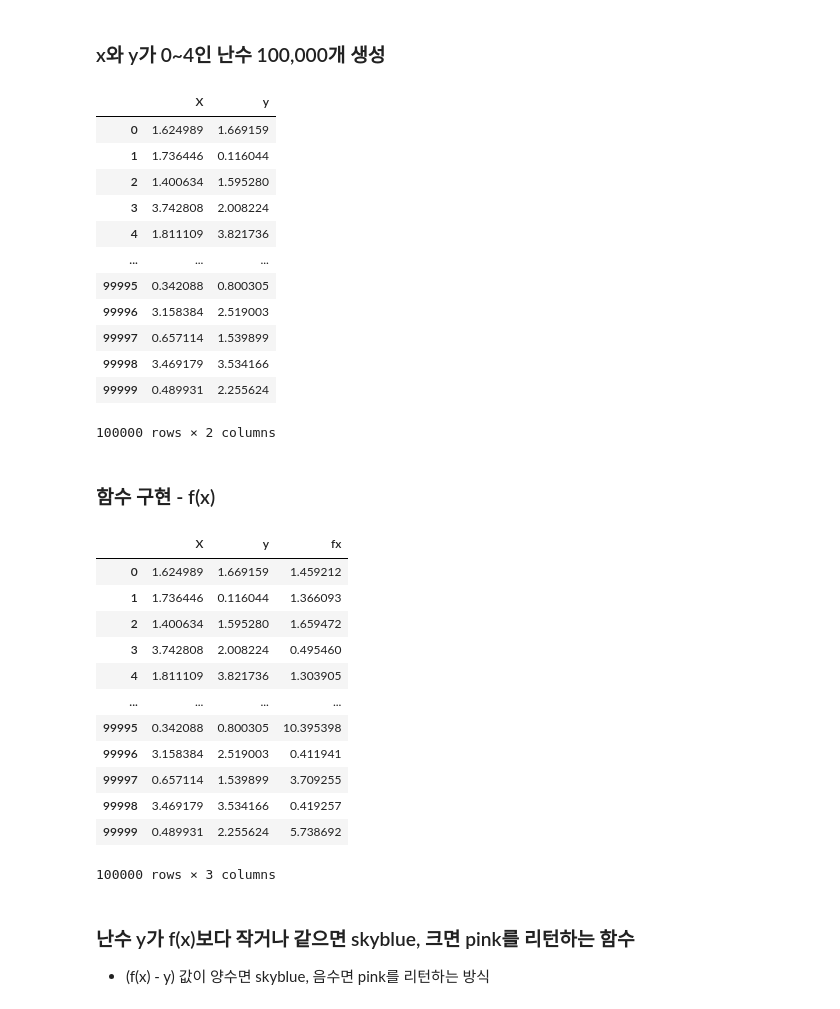
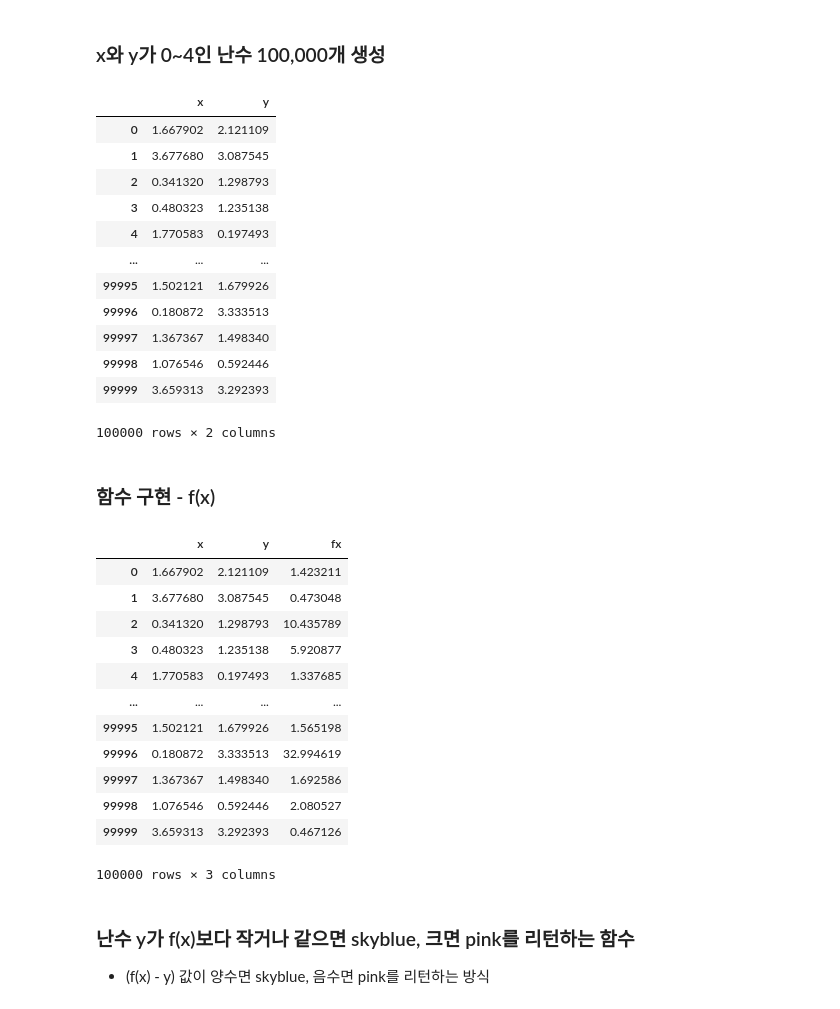
Before and after one commit to yongchoooon/TIL, a Jupyter notebook: Simulation/Monte_Carlo/montecarlo.ipynb, the cells around one changed output. Cells and saved outputs as stored; diff of their text form; code cells hidden in the pictures.

```diff
--- a/Simulation/Monte_Carlo/montecarlo.ipynb
+++ b/Simulation/Monte_Carlo/montecarlo.ipynb
@@ -27,21 +25,21 @@ from collections import Counter
 # %% [markdown]
 ### x와 y가 0~4인 난수 100,000개 생성
 # %%
-df = pd.DataFrame(np.random.rand(100000, 2)*4, columns=['X', 'y'])
+df = pd.DataFrame(np.random.rand(100000, 2)*4, columns=['x', 'y'])
 df
 # %% [output]
-|  | X | y |
-| 0 | 1.624989 | 1.669159 |
-| 1 | 1.736446 | 0.116044 |
-| 2 | 1.400634 | 1.595280 |
-| 3 | 3.742808 | 2.008224 |
-| 4 | 1.811109 | 3.821736 |
+|  | x | y |
+| 0 | 1.667902 | 2.121109 |
+| 1 | 3.677680 | 3.087545 |
+| 2 | 0.341320 | 1.298793 |
+| 3 | 0.480323 | 1.235138 |
+| 4 | 1.770583 | 0.197493 |
 | ... | ... | ... |
-| 99995 | 0.342088 | 0.800305 |
-| 99996 | 3.158384 | 2.519003 |
-| 99997 | 0.657114 | 1.539899 |
-| 99998 | 3.469179 | 3.534166 |
-| 99999 | 0.489931 | 2.255624 |
+| 99995 | 1.502121 | 1.679926 |
+| 99996 | 0.180872 | 3.333513 |
+| 99997 | 1.367367 | 1.498340 |
+| 99998 | 1.076546 | 0.592446 |
+| 99999 | 3.659313 | 3.292393 |
 100000 rows × 2 columns
 # %% [markdown]
 ### 함수 구현 - f(x)
@@ -52,21 +50,21 @@ def function_yd(x):
   frac = 1/x**2
   return arcsch + half_sin_squared + frac
 # %%
-df['fx'] = df['X'].map(function_yd)
+df['fx'] = df['x'].map(function_yd)
 df
 # %% [output]
-|  | X | y | fx |
-| 0 | 1.624989 | 1.669159 | 1.459212 |
-| 1 | 1.736446 | 0.116044 | 1.366093 |
-| 2 | 1.400634 | 1.595280 | 1.659472 |
-| 3 | 3.742808 | 2.008224 | 0.495460 |
-| 4 | 1.811109 | 3.821736 | 1.303905 |
+|  | x | y | fx |
+| 0 | 1.667902 | 2.121109 | 1.423211 |
+| 1 | 3.677680 | 3.087545 | 0.473048 |
+| 2 | 0.341320 | 1.298793 | 10.435789 |
+| 3 | 0.480323 | 1.235138 | 5.920877 |
+| 4 | 1.770583 | 0.197493 | 1.337685 |
 | ... | ... | ... | ... |
-| 99995 | 0.342088 | 0.800305 | 10.395398 |
-| 99996 | 3.158384 | 2.519003 | 0.411941 |
-| 99997 | 0.657114 | 1.539899 | 3.709255 |
-| 99998 | 3.469179 | 3.534166 | 0.419257 |
-| 99999 | 0.489931 | 2.255624 | 5.738692 |
+| 99995 | 1.502121 | 1.679926 | 1.565198 |
+| 99996 | 0.180872 | 3.333513 | 32.994619 |
+| 99997 | 1.367367 | 1.498340 | 1.692586 |
+| 99998 | 1.076546 | 0.592446 | 2.080527 |
+| 99999 | 3.659313 | 3.292393 | 0.467126 |
 100000 rows × 3 columns
 # %% [markdown]
 ### 난수 y가 f(x)보다 작거나 같으면 skyblue, 크면 pink를 리턴하는 함수
```
Also changed, not shown: parts of 8 cells of this notebook.
